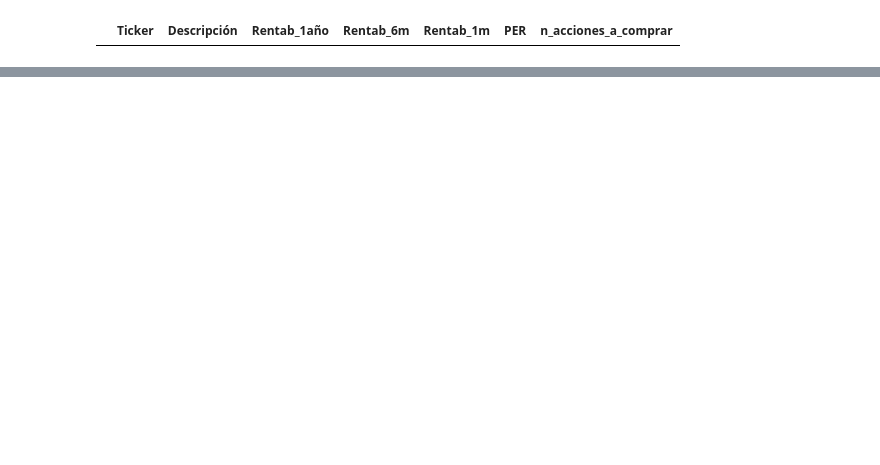
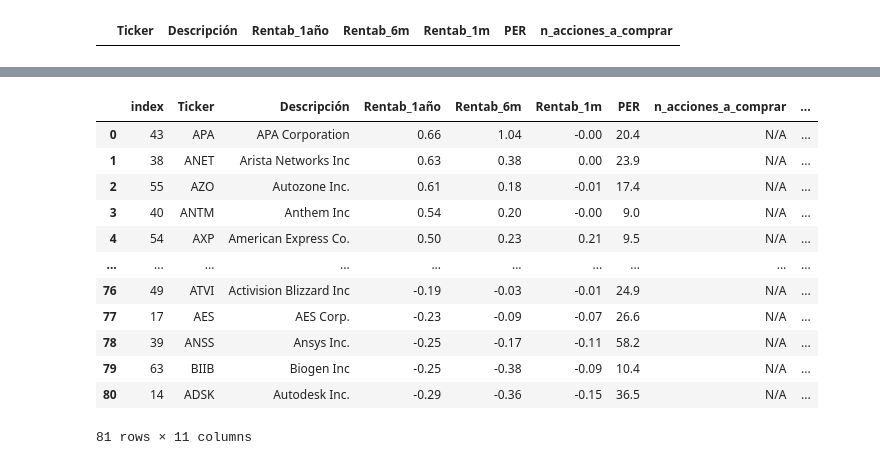
Before and after one commit to ferranfont/Introduccion_al_trading_algoritmico, a Jupyter notebook: Quant_momentum.ipynb, the cells around one changed output, grey strips where cells are left out. Drawn from its saved outputs; the diff is of its cells as text; code cells hidden in the pictures; blank space fills up the shorter version.

```diff
--- a/Quant_momentum.ipynb
+++ b/Quant_momentum.ipynb
@@ -142,0 +144,19 @@ final_dataframe[:20]
+# %%
+final_dataframe['Percentil_1año']=0
+final_dataframe['Percentil_6meses']=0
+final_dataframe['Percentil_1mes']=0
+final_dataframe
+# %% [output]
+|  | index | Ticker | Descripción | Rentab_1año | Rentab_6m | Rentab_1m | PER | n_acciones_a_comprar | ... |
+| 0 | 43 | APA | APA Corporation | 0.66 | 1.04 | -0.00 | 20.4 | N/A | ... |
+| 1 | 38 | ANET | Arista Networks Inc | 0.63 | 0.38 | 0.00 | 23.9 | N/A | ... |
+| 2 | 55 | AZO | Autozone Inc. | 0.61 | 0.18 | -0.01 | 17.4 | N/A | ... |
+| 3 | 40 | ANTM | Anthem Inc | 0.54 | 0.20 | -0.00 | 9.0 | N/A | ... |
+| 4 | 54 | AXP | American Express Co. | 0.50 | 0.23 | 0.21 | 9.5 | N/A | ... |
+| ... | ... | ... | ... | ... | ... | ... | ... | ... | ... |
+| 76 | 49 | ATVI | Activision Blizzard Inc | -0.19 | -0.03 | -0.01 | 24.9 | N/A | ... |
+| 77 | 17 | AES | AES Corp. | -0.23 | -0.09 | -0.07 | 26.6 | N/A | ... |
+| 78 | 39 | ANSS | Ansys Inc. | -0.25 | -0.17 | -0.11 | 58.2 | N/A | ... |
+| 79 | 63 | BIIB | Biogen Inc | -0.25 | -0.38 | -0.09 | 10.4 | N/A | ... |
+| 80 | 14 | ADSK | Autodesk Inc. | -0.29 | -0.36 | -0.15 | 36.5 | N/A | ... |
+81 rows × 11 columns
```
Also changed, not shown: parts of 9 cells of this notebook.
